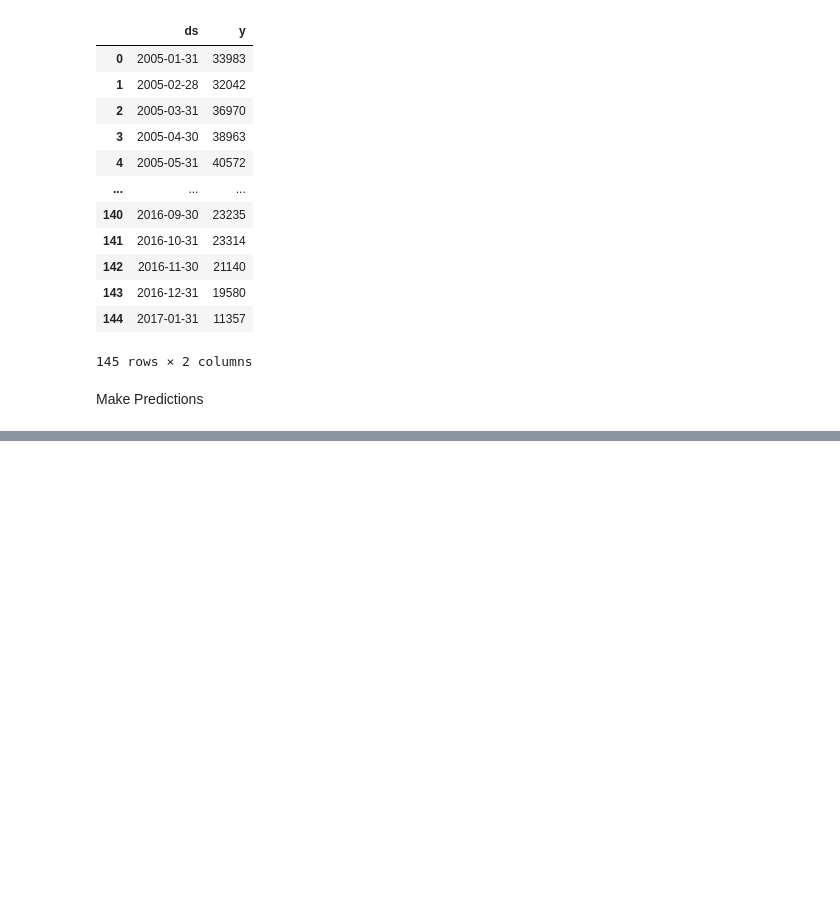
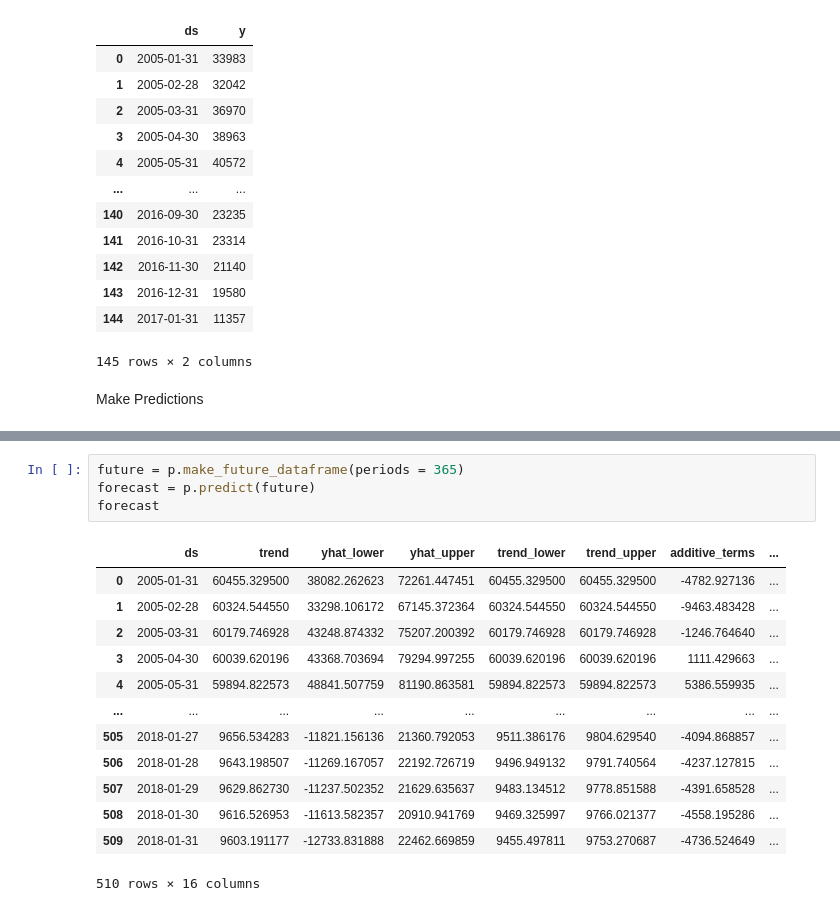
Before and after one commit to Devansh-Gupta-Official/facebook-prophet-chicagocrime, a Jupyter notebook: code.ipynb, the cells around one changed output, grey strips where cells are left out. Drawn from its saved outputs; the diff is of its cells as text; blank space fills up the shorter version.

```diff
--- a/code.ipynb
+++ b/code.ipynb
@@ -243,0 +249,18 @@ p = Prophet()
+# %%
+future = p.make_future_dataframe(periods = 365)
+forecast = p.predict(future)
+forecast
+# %% [output]
+|  | ds | trend | yhat_lower | yhat_upper | trend_lower | trend_upper | additive_terms | ... |
+| 0 | 2005-01-31 | 60455.329500 | 38082.262623 | 72261.447451 | 60455.329500 | 60455.329500 | -4782.927136 | ... |
+| 1 | 2005-02-28 | 60324.544550 | 33298.106172 | 67145.372364 | 60324.544550 | 60324.544550 | -9463.483428 | ... |
+| 2 | 2005-03-31 | 60179.746928 | 43248.874332 | 75207.200392 | 60179.746928 | 60179.746928 | -1246.764640 | ... |
+| 3 | 2005-04-30 | 60039.620196 | 43368.703694 | 79294.997255 | 60039.620196 | 60039.620196 | 1111.429663 | ... |
+| 4 | 2005-05-31 | 59894.822573 | 48841.507759 | 81190.863581 | 59894.822573 | 59894.822573 | 5386.559935 | ... |
+| ... | ... | ... | ... | ... | ... | ... | ... | ... |
+| 505 | 2018-01-27 | 9656.534283 | -11821.156136 | 21360.792053 | 9511.386176 | 9804.629540 | -4094.868857 | ... |
+| 506 | 2018-01-28 | 9643.198507 | -11269.167057 | 22192.726719 | 9496.949132 | 9791.740564 | -4237.127815 | ... |
+| 507 | 2018-01-29 | 9629.862730 | -11237.502352 | 21629.635637 | 9483.134512 | 9778.851588 | -4391.658528 | ... |
+| 508 | 2018-01-30 | 9616.526953 | -11613.582357 | 20910.941769 | 9469.325997 | 9766.021377 | -4558.195286 | ... |
+| 509 | 2018-01-31 | 9603.191177 | -12733.831888 | 22462.669859 | 9455.497811 | 9753.270687 | -4736.524649 | ... |
+510 rows × 16 columns
```
Also changed, not shown: parts of 4 cells of this notebook.
